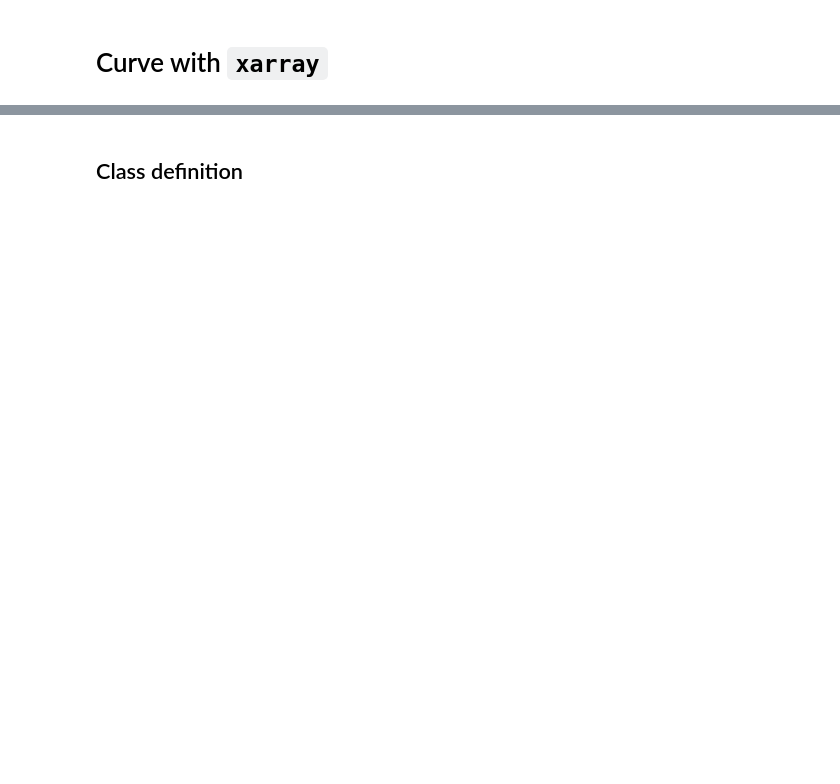
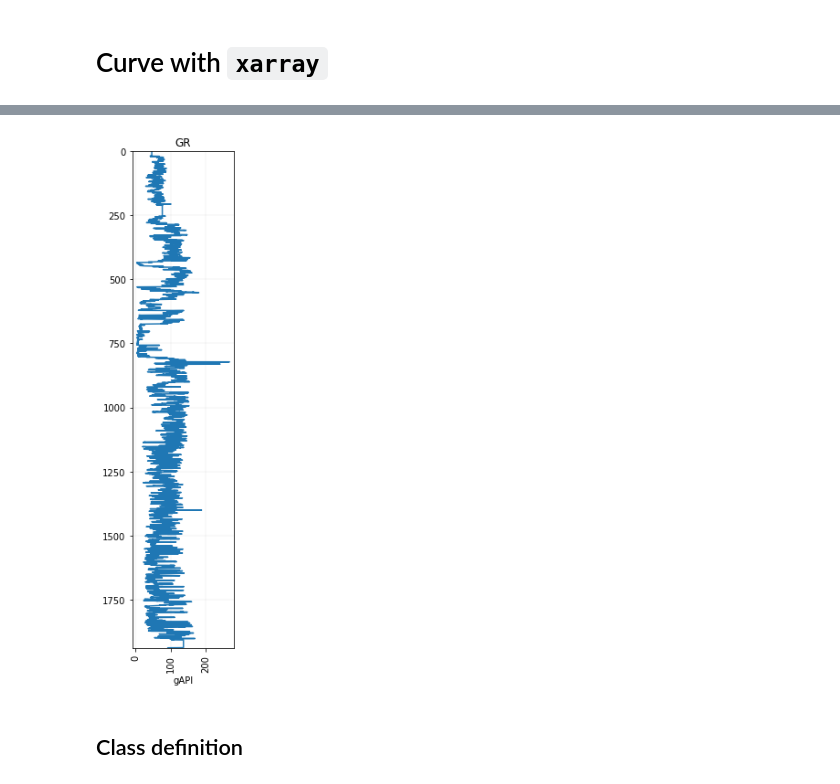
Before and after one commit to nathangeology/subsurface, a Jupyter notebook: notebooks/Curve_with_xarray_wrapper.ipynb, the cells around one changed output, grey strips where cells are left out. Saved outputs shown, nothing was run; the diff lists cells and outputs as text; code cells hidden in the pictures; blank space fills up the shorter version.

```diff
--- a/notebooks/Curve_with_xarray_wrapper.ipynb
+++ b/notebooks/Curve_with_xarray_wrapper.ipynb
@@ -6,0 +15,7 @@ l = lasio.read('P-129_out.LAS')
+# %%
+import welly
+
+w = welly.Well.from_las('P-129_out.LAS')
+
+gr = w.data['GR']
+gr
@@ -7,2 +39,6 @@ l = lasio.read('P-129_out.LAS')
+# %%
+gr.plot()
+# %% [output]
+[figure, added]
 # %% [markdown]
 ## Class definition
```
Also changed, not shown: parts of 19 cells of this notebook, 1 other file.
